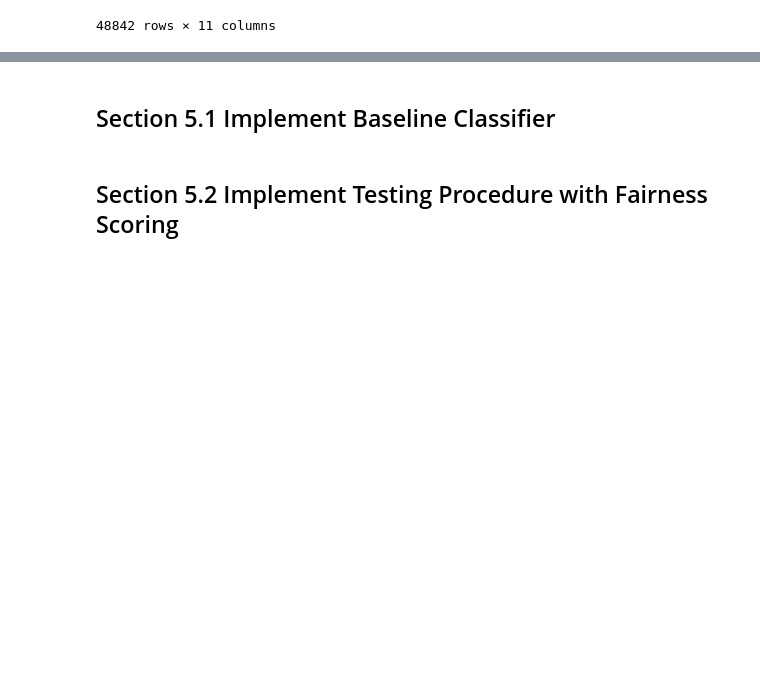
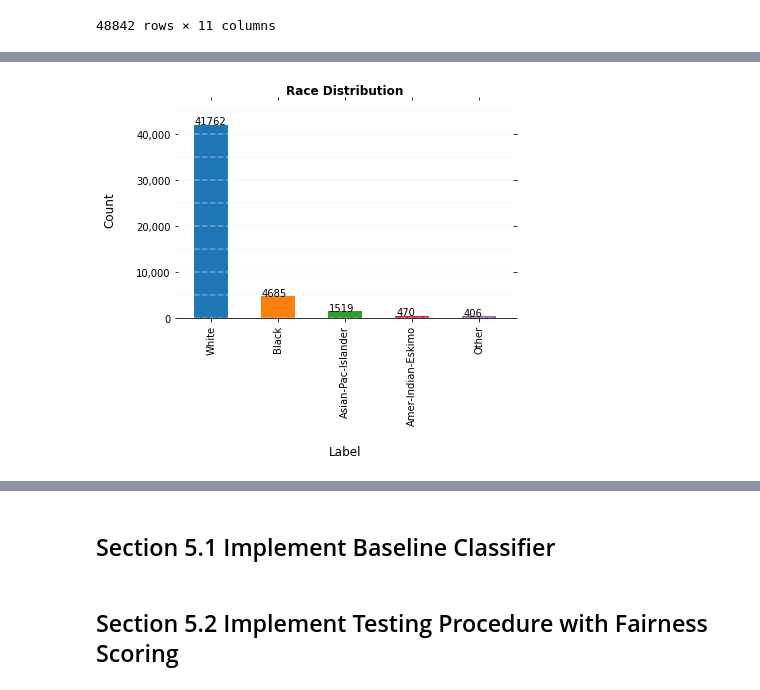
Before and after one commit to itazap/MIE424-FinalProject, a Jupyter notebook: Copy_of_MIE424_Project.ipynb, the cells around one changed output, grey strips where cells are left out. Drawn from its saved outputs; the diff is of its cells as text; code cells hidden in the pictures; blank space fills up the shorter version.

```diff
--- a/Copy_of_MIE424_Project.ipynb
+++ b/Copy_of_MIE424_Project.ipynb
@@ -41,0 +82,4 @@ dataset
+# %%
+plotbargraph(dataset, 'race')
+# %% [output]
+[figure, added]
```
Also changed, not shown: parts of 21 cells of this notebook.
